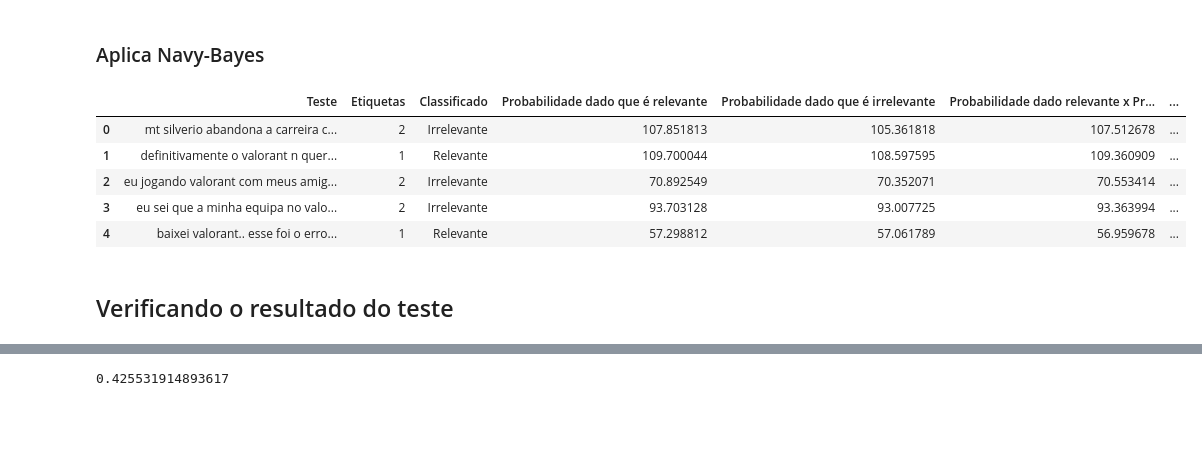
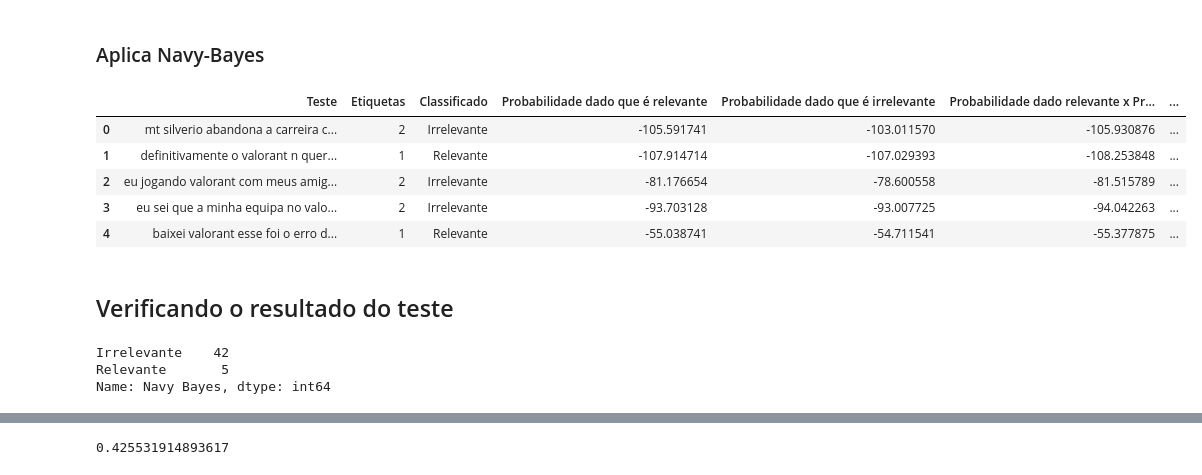
Before and after one commit to wilgnerl/Projeto1-Cdados, a Jupyter notebook: Oficial/Projeto 1 - Cdados Oficial.ipynb, the cells around one changed output, grey strips where cells are left out. Drawn from its saved outputs; the diff is of its cells as text; code cells hidden in the pictures; blank space fills up the shorter version.

```diff
--- a/Oficial/Projeto 1 - Cdados Oficial.ipynb
+++ b/Oficial/Projeto 1 - Cdados Oficial.ipynb
@@ -410,5 +416,6 @@ A partir deste ponto, iremos aplicar o nosso modelo na planilha de teste, para v
 # %%
 #lendo a planilha teste
 teste = pd.read_excel('../dados/Valorant.xlsx', sheet_name = 'Teste')
-teste.head()
+teste['Classificado'] = teste['Classificado'].astype('category')
+teste.info()
 # %% [output]
@@ -420,0 +434,4 @@ teste.head()
+# %%
+teste['Teste'] = teste['Teste'].apply(limpa_texto)
+teste['Teste'] = teste['Teste'].apply(separa_emoji)
+teste.head()
@@ -441,12 +465,12 @@ for indice in range(len(teste)):
         #se for uma palavra presente dentre as relevantes, realiza o cálculo utilizando o valor dela + alpha
             probabilidade_da_palavra = P_palavra_dado_relevante[palavra]
 
-            probabilidade_da_frase += abs(math.log10(probabilidade_da_palavra))
+            probabilidade_da_frase += (math.log10(probabilidade_da_palavra))
 
         else:
             #se não estiver presente dentre as palavras relevantes,realiza o cálculo apenas com o alpha
             probabilidade_da_palavra = alfa/N_relevante_com_alfaV
-            probabilidade_da_frase += abs(math.log10(probabilidade_da_palavra))
+            probabilidade_da_frase += (math.log10(probabilidade_da_palavra))
 
     #guarda o valor da probabilidade do tweet
     tabela_relevante[frase] = (probabilidade_da_frase)
@@ -481,12 +505,12 @@ for indice in range(len(teste)):
         if palavra in palavras_irrelevantes:
         #se a palavra for uma das presentes no grupo de palavras irrelevantes, realiza o cálculo com ela + alpha
             probabilidade_da_palavra = P_palavra_dado_irrelevante[palavra]
-            probabilidade_da_frase += abs(math.log10(probabilidade_da_palavra))
+            probabilidade_da_frase += (math.log10(probabilidade_da_palavra))
 
         else:
             # se a palavra não estiver presente no grupo de palavras irrelevantes, realiza o cálculo apenas com o apha
             probabilidade_da_palavra = alfa/N_irrelevante_com_alfaV
-            probabilidade_da_frase += abs(math.log10(probabilidade_da_palavra))
+            probabilidade_da_frase += (math.log10(probabilidade_da_palavra))
     #guarda a probabilidade do tweet
     tabela_irrelevante[frase] = (probabilidade_da_frase)
     probabilidade_da_frase = 0
@@ -532,17 +556,23 @@ novodf2.head()
 ### Aplica Navy-Bayes
 # %%
 #aplicando a compararação para verificar qual é relevante e qual é o irrelevante de acordo com as probabilidades
-novodf2['Navy Bayes'] = np.where(novodf2['Probabilidade dado que é relevante'] < novodf2['Probabilidade dado que é irrelevante'], 'Relevante', 'Irrelevante')
+novodf2['Navy Bayes'] = np.where(novodf2['Probabilidade dado relevante x Probabilidade de Relevante'] > novodf2['Probabilidade dado irrelevante x Probabilidade de Irelevante'], 'Relevante', 'Irrelevante')
 novodf2.head()
 # %% [output]
 |  | Teste | Etiquetas | Classificado | Probabilidade dado que é relevante | Probabilidade dado que é irrelevante | Probabilidade dado relevante x Pr... | ... |
-| 0 | mt silverio abandona a carreira c... | 2 | Irrelevante | 107.851813 | 105.361818 | 107.512678 | ... |
-| 1 | definitivamente o valorant n quer... | 1 | Relevante | 109.700044 | 108.597595 | 109.360909 | ... |
-| 2 | eu jogando valorant com meus amig... | 2 | Irrelevante | 70.892549 | 70.352071 | 70.553414 | ... |
-| 3 | eu sei que a minha equipa no valo... | 2 | Irrelevante | 93.703128 | 93.007725 | 93.363994 | ... |
-| 4 | baixei valorant.. esse foi o erro... | 1 | Relevante | 57.298812 | 57.061789 | 56.959678 | ... |
+| 0 | mt silverio abandona a carreira c... | 2 | Irrelevante | -105.591741 | -103.011570 | -105.930876 | ... |
+| 1 | definitivamente o valorant n quer... | 1 | Relevante | -107.914714 | -107.029393 | -108.253848 | ... |
+| 2 | eu jogando valorant com meus amig... | 2 | Irrelevante | -81.176654 | -78.600558 | -81.515789 | ... |
+| 3 | eu sei que a minha equipa no valo... | 2 | Irrelevante | -93.703128 | -93.007725 | -94.042263 | ... |
+| 4 | baixei valorant esse foi o erro d... | 1 | Relevante | -55.038741 | -54.711541 | -55.377875 | ... |
 # %% [markdown]
 ## Verificando o resultado do teste
+# %%
+novodf2['Navy Bayes'].value_counts()
+# %% [output]
+Irrelevante    42
+Relevante       5
+Name: Navy Bayes, dtype: int64
 # %%
 #comparando os resultados da classicação entre o manual e o Navy Bayes por meio do CrossTab
 tabela2 = pd.crosstab(novodf2.Classificado, novodf2['Navy Bayes'], normalize=True)
```
Also changed, not shown: parts of 22 cells of this notebook.
